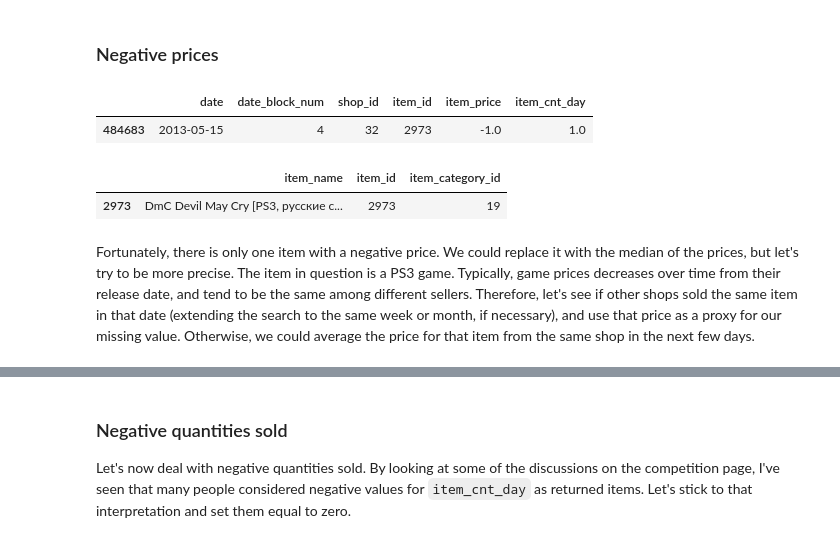
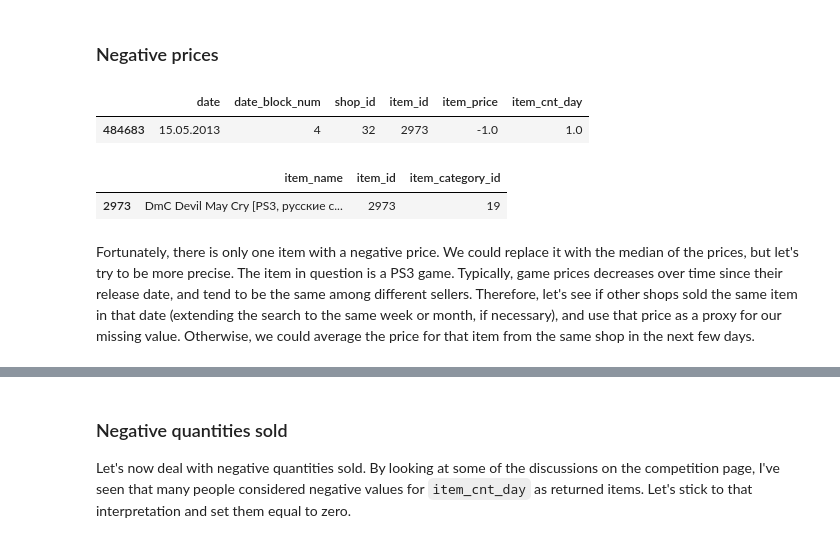
Before and after one commit to pietroventurini/predict-future-sales, a Jupyter notebook: Predict_Future_Sales_EDA.ipynb, the cells around one changed output, grey strips where cells are left out. Drawn from its saved outputs; the diff is of its cells as text; code cells hidden in the pictures.

```diff
--- a/Predict_Future_Sales_EDA.ipynb
+++ b/Predict_Future_Sales_EDA.ipynb
@@ -72,0 +67,24 @@ train.head(5)
+# %%
+if use_drive:
+  drive_name = '/content/drive'
+  drive.mount(drive_name)
+  drive_folder = 'Colab Notebooks/Predict Future Sales' # Files location in Google Drive
+  drive_location = drive_name + '/My Drive/' + drive_folder + '/'
+else:
+  drive_location = './'
+
+TRAIN_PATH = drive_location + 'datasets/sales_train.csv'
+CATEGORIES_PATH = drive_location + 'datasets/item_categories.csv'
+ITEMS_PATH= drive_location + 'datasets/items.csv'
+SHOPS_PATH = drive_location + 'datasets/shops.csv'
+TEST_PATH = drive_location + 'datasets/test.csv'
+SUBMISSION_PATH = drive_location + 'datasets/sample_submission.csv'
+
+train = pd.read_csv(TRAIN_PATH)
+items = pd.read_csv(ITEMS_PATH)
+categories = pd.read_csv(CATEGORIES_PATH)
+shops = pd.read_csv(SHOPS_PATH)
+test = pd.read_csv(TEST_PATH)
+sample_submission = pd.read_csv(SUBMISSION_PATH, index_col='ID')
+
+train.head(5)
@@ -73,7 +99,4 @@ train.head(5)
 # %%
-# convert date from string to datetime
-train['date'] = pd.to_datetime(train['date'])
-
 print("\n-----------Information-----------")
 print(train.info())
 print("\n----------Null values-----------")
@@ -104,11 +127,12 @@ dtype: int64
 As we can see from the information block, the training set is 134.4+ MB in size, so, in order to reduce the memory occupation, we can downcast the dataframe from _int64_ and _float64_ to _int16_ and _float32_.
 # %%
 def downcast(df):
-    float_cols = [c for c in df if df[c].dtype == 'float64']
-    int_cols = [c for c in df if df[c].dtype in ['int64', 'int32']]
-    df[float_cols] = df[float_cols].astype(np.float32)
-    df[int_cols] = df[int_cols].astype(np.int16)
-    return df
+  """Downcasts float64 types to float32 and int64/int/32 to int16."""
+  float_cols = [c for c in df if df[c].dtype == 'float64']
+  int_cols = [c for c in df if df[c].dtype in ['int64', 'int32']]
+  df[float_cols] = df[float_cols].astype(np.float32)
+  df[int_cols] = df[int_cols].astype(np.int16)
+  return df
 
 train = downcast(train)
 train.info()
@@ -152,11 +176,11 @@ The first thing that catches the eye is the fact that the minimum price and the
 ### Negative prices
 # %%
 # items with price <= 0
-neg_items = train.loc[train['item_price'] <= 0]
+neg_items = train[train.item_price <= 0]
 neg_items
 # %% [output]
 |  | date | date_block_num | shop_id | item_id | item_price | item_cnt_day |
-| 484683 | 2013-05-15 | 4 | 32 | 2973 | -1.0 | 1.0 |
+| 484683 | 15.05.2013 | 4 | 32 | 2973 | -1.0 | 1.0 |
 # %%
 # get details of the item with price < 0
 neg_item = neg_items.iloc[0]
@@ -165,7 +189,7 @@ items.loc[items['item_id'] == neg_item['item_id']]
 |  | item_name | item_id | item_category_id |
 | 2973 | DmC Devil May Cry [PS3, русские с... | 2973 | 19 |
 # %% [markdown]
-Fortunately, there is only one item with a negative price. We could replace it with the median of the prices, but let's try to be more precise. The item in question is a PS3 game. Typically, game prices decreases over time from their release date, and tend to be the same among different sellers. Therefore, let's see if other shops sold the same item in that date (extending the search to the same week or month, if necessary), and use that price as a proxy for our missing value. Otherwise, we could average the price for that item from the same shop in the next few days.
+Fortunately, there is only one item with a negative price. We could replace it with the median of the prices, but let's try to be more precise. The item in question is a PS3 game. Typically, game prices decreases over time since their release date, and tend to be the same among different sellers. Therefore, let's see if other shops sold the same item in that date (extending the search to the same week or month, if necessary), and use that price as a proxy for our missing value. Otherwise, we could average the price for that item from the same shop in the next few days.
 # %%
 train[(train['item_id'] == neg_item['item_id']) & (train['date'] == neg_item['date'])]
 # %% [output]
```
Also changed, not shown: parts of 64 cells of this notebook.
